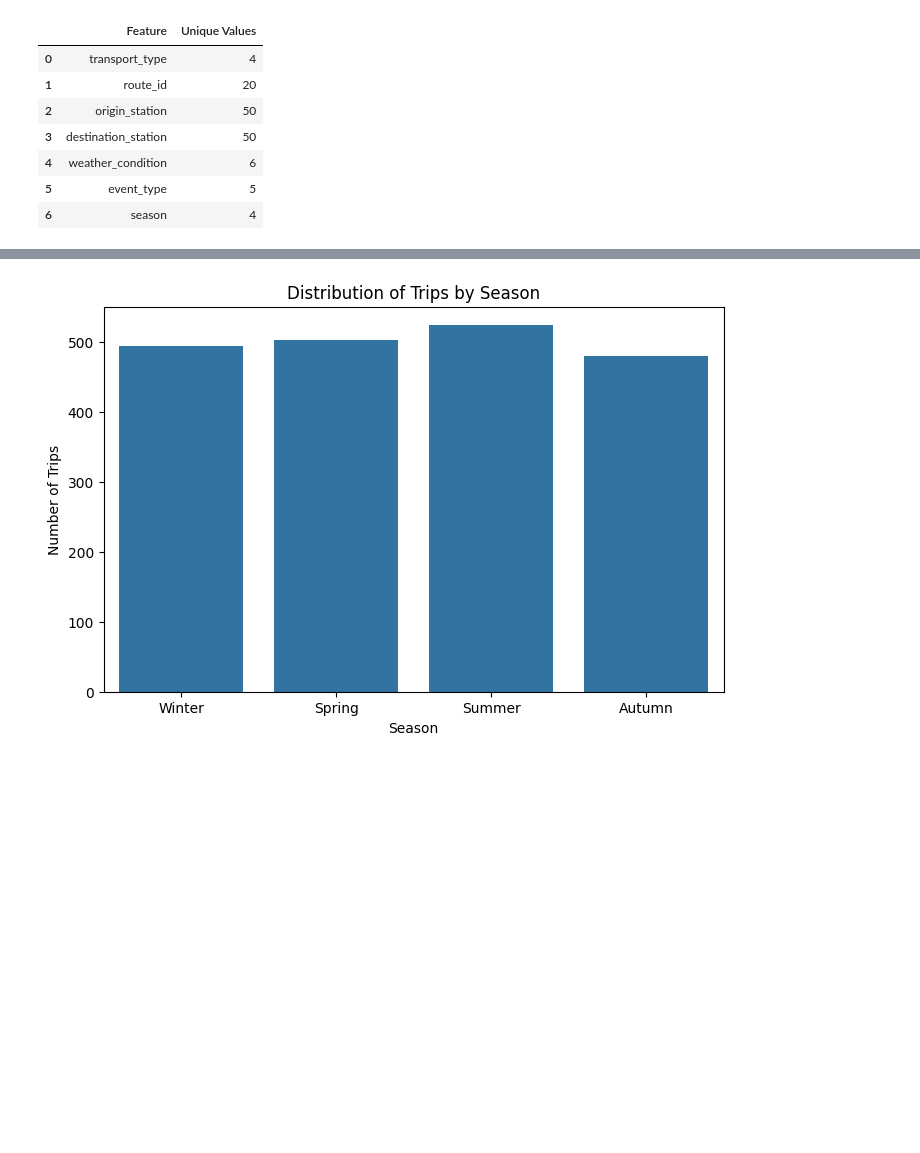
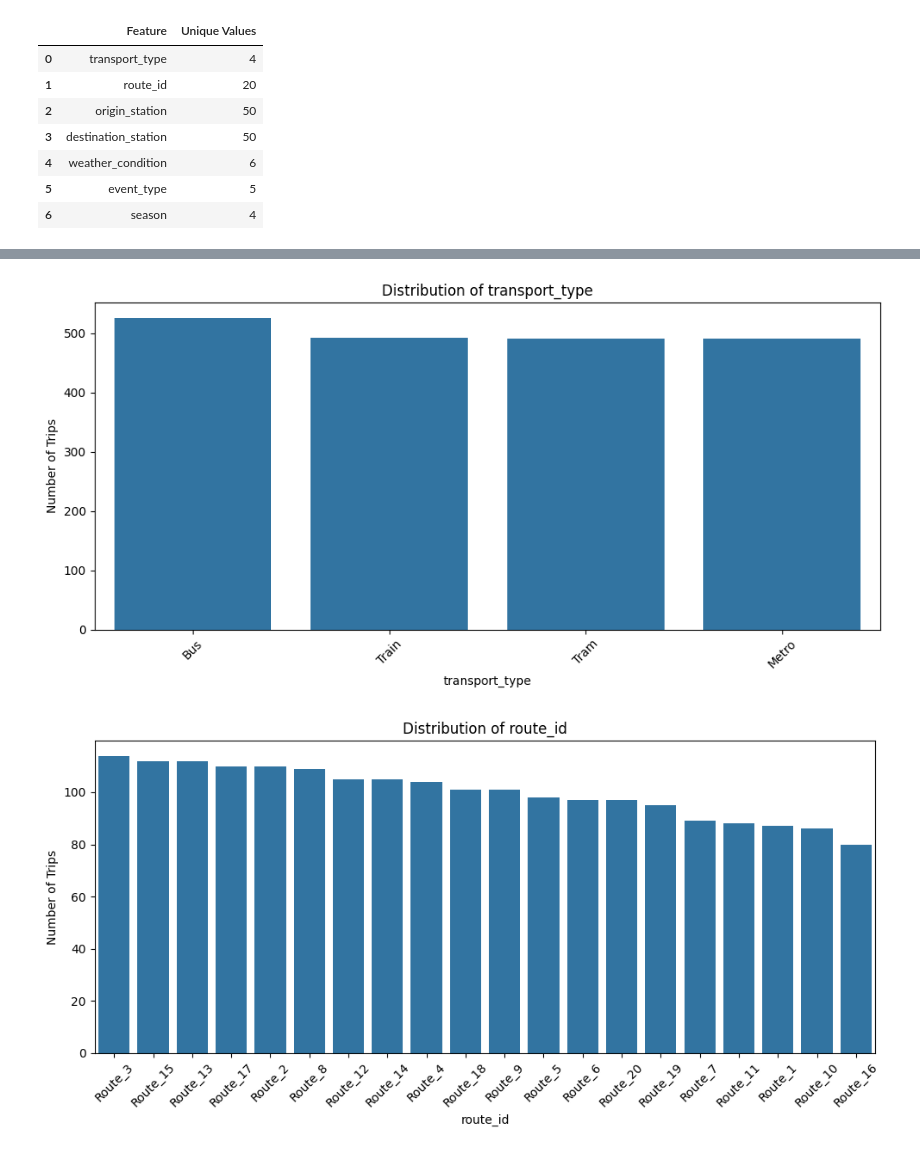
Before and after one commit to srisathvika/Public-Transport-Delay-Prediction, a Jupyter notebook: notebooks/01_Data_Understanding_and_EDA.ipynb, the cells around one changed output, grey strips where cells are left out. Cells and saved outputs as stored; diff of their text form; code cells hidden in the pictures; blank space fills up the shorter version.

Commit message:
categorical analysis and respective markdowns added

```diff
--- a/notebooks/01_Data_Understanding_and_EDA.ipynb
+++ b/notebooks/01_Data_Understanding_and_EDA.ipynb
@@ -1137,18 +1342,15 @@ Number of Unique Values: 4
 Unique Values:
 ['Winter' 'Autumn' 'Spring' 'Summer']
 # %%
-# Categorical variables
+#Frequency Tables
 
-categorical_cols = [
-    'transport_type',
-    'route_id',
-    'origin_station',
-    'destination_station',
-    'weather_condition',
-    'event_type',
-    'season'
-]
+for col in categorical_cols:
 
-print("Categorical Columns:")
-print(categorical_cols)
+    print("=" * 60)
+    print(f"Frequency Table: {col}")
+
+    print(
+        df[col]
+        .value_counts(dropna=False)
+    )
 # %% [output]
@@ -1403,25 +1395,23 @@ Name: proportion, dtype: float64
-# %%
-#Season Distribution
-
-season_order = [
-    'Winter',
-    'Spring',
-    'Summer',
-    'Autumn'
-]
-
-plt.figure(figsize=(8, 5))
-
-sns.countplot(
-    data=df,
-    x='season',
-    order=season_order
-)
-
-plt.title('Distribution of Trips by Season')
-plt.xlabel('Season')
-plt.ylabel('Number of Trips')
-
-plt.show()
-# %% [output]
-[figure, removed]
+# %%
+for col in categorical_cols:
+
+    plt.figure(figsize=(10, 5))
+
+    sns.countplot(
+        data=df,
+        x=col,
+        order=df[col].value_counts().index
+    )
+
+    plt.title(f'Distribution of {col}')
+    plt.xlabel(col)
+    plt.ylabel('Number of Trips')
+
+    plt.xticks(rotation=45)
+
+    plt.tight_layout()
+
+    plt.show()
+# %% [output]
+[figure, added]
+[figure, added]
```
Also changed, not shown: parts of 27 cells of this notebook.
